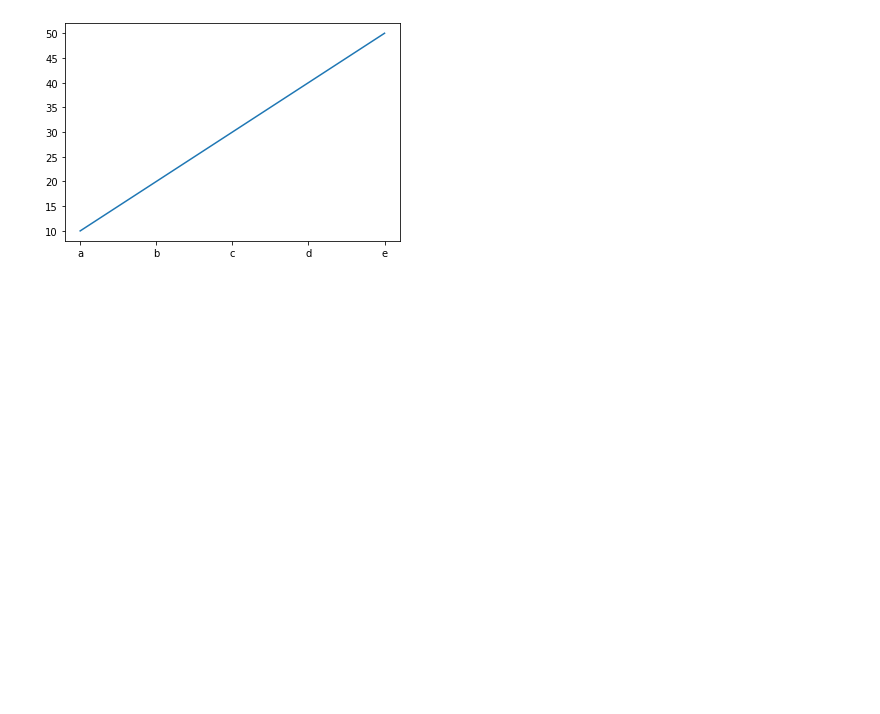
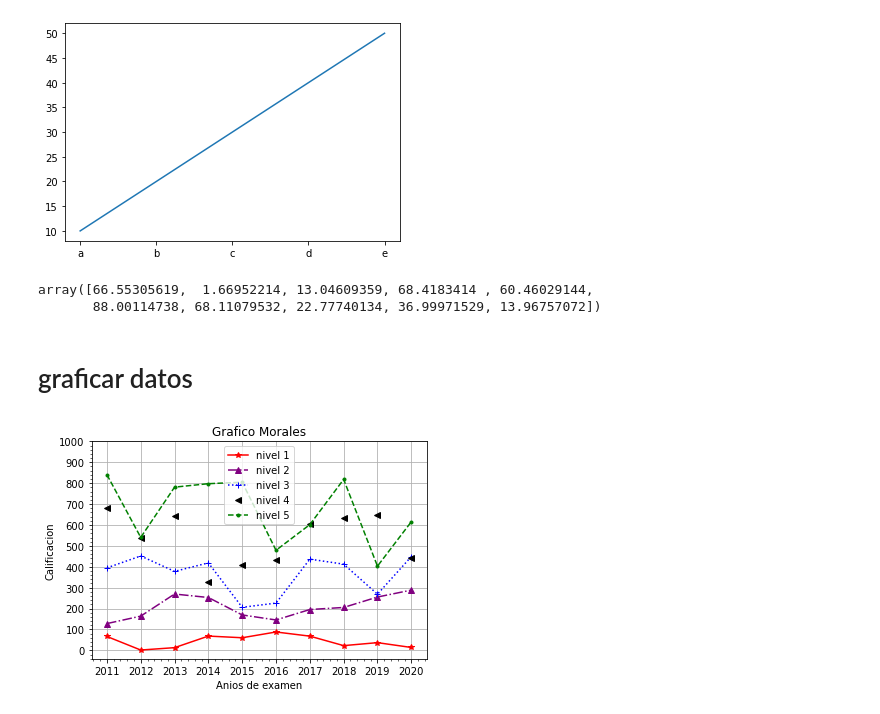
Before and after one commit to saga1555/estudio, a Jupyter notebook: prueba.ipynb, the cells around one changed output. Cells and saved outputs as stored; diff of their text form; code cells hidden in the pictures; blank space fills up the shorter version.

```diff
--- a/prueba.ipynb
+++ b/prueba.ipynb
@@ -13,3 +12,37 @@ plt.show()
 #plt.show()
 # %% [output]
 [figure]
+# %%
+import numpy as np
+
+años = ["2011", "2012", "2013", "2014", "2015",
+        "2016", "2017", "2018", "2019", "2020"]
+
+nivel1 = np.random.rand(10)*100
+nivel2 = np.random.rand(10)*200 + 100
+nivel3 = np.random.rand(10)*300 + 200
+nivel4 = np.random.rand(10)*400 + 300
+nivel5 = np.random.rand(10)*500 + 400
+# %%
+nivel1
+# %% [output]
+array([66.55305619,  1.66952214, 13.04609359, 68.4183414 , 60.46029144,
+       88.00114738, 68.11079532, 22.77740134, 36.99971529, 13.96757072])
+# %% [markdown]
+# graficar datos
+# %%
+plt.plot(años, nivel1,label="nivel 1",color="red",marker="*",linestyle="-")
+plt.plot(años, nivel2,label="nivel 2",color="purple",marker="^",linestyle="-.")
+plt.plot(años, nivel3,label="nivel 3" ,color="blue",marker="+",linestyle=":")
+plt.plot(años, nivel4,label="nivel 4",color="black",marker="<",linestyle=" ")
+plt.plot(años, nivel5,label="nivel 5",color="green",marker=".",linestyle="--")
+plt.legend()
+plt.title("Grafico Morales")
+plt.xlabel("Anios de examen")
+plt.ylabel("Calificacion")
+plt.yticks(np.arange(0,1001,100))
+plt.minorticks_on()
+plt.grid()
+plt.show()
+# %% [output]
+[figure, added]
```
Also changed, not shown: parts of 13 cells of this notebook.
